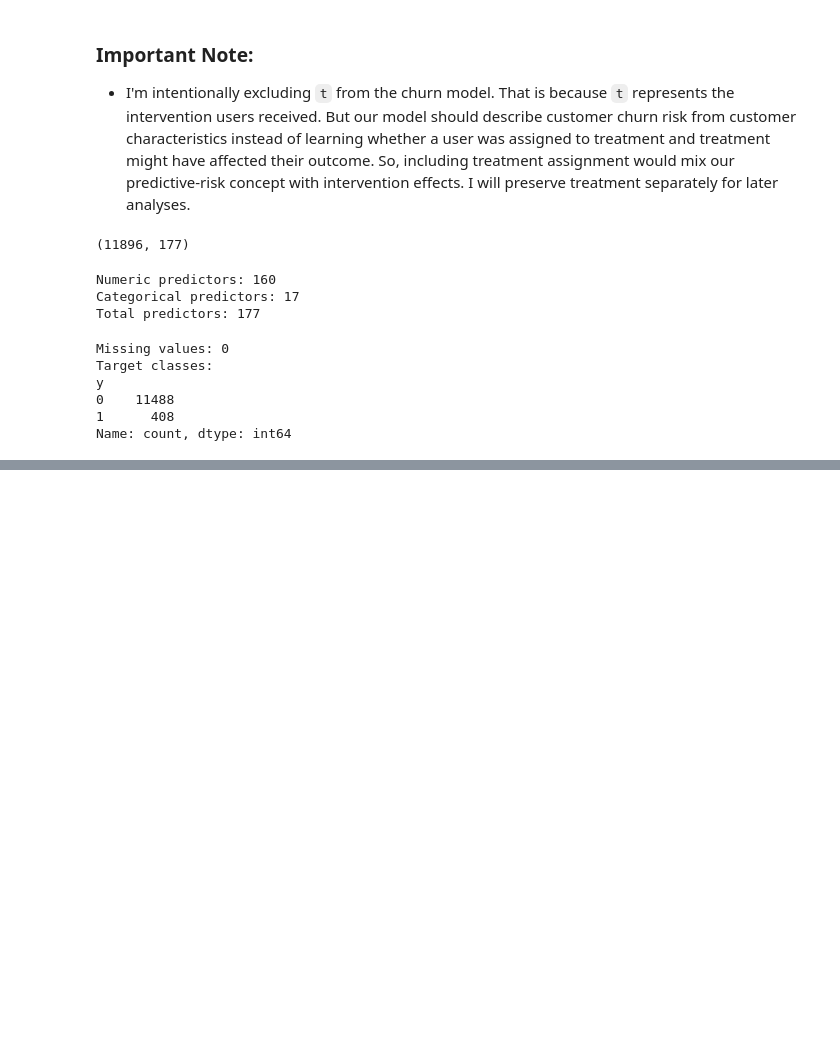
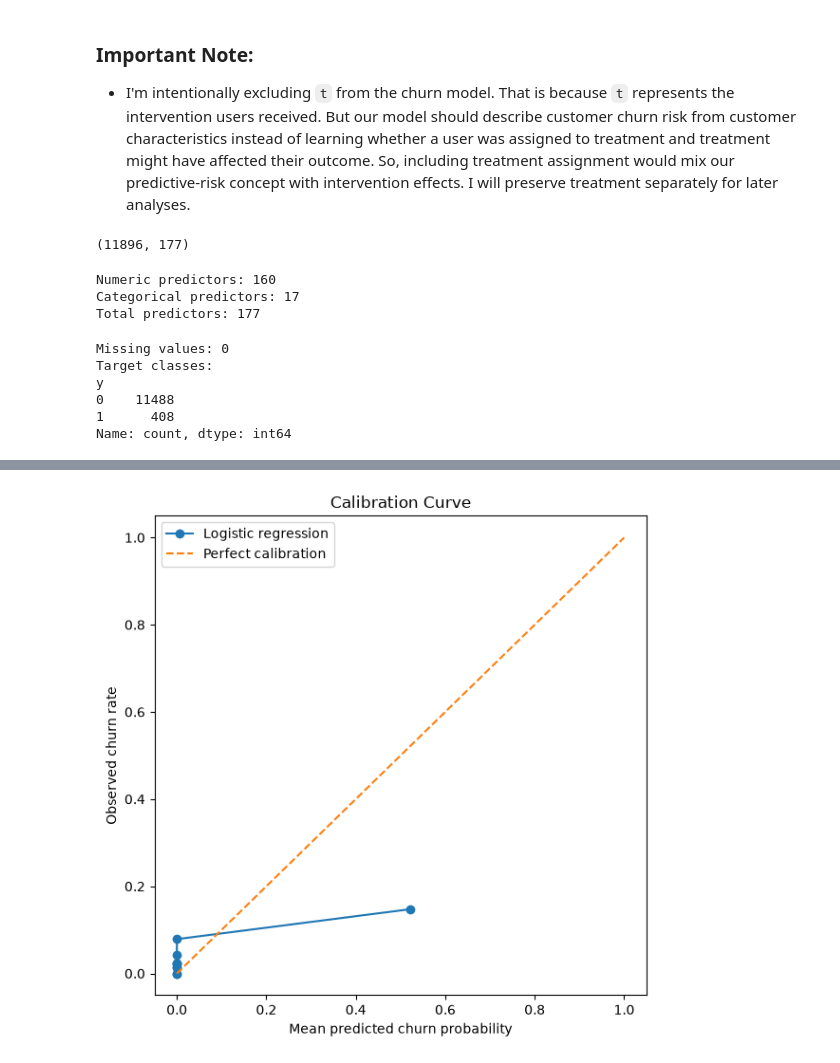
Before and after one commit to ACSanders/beyond-churn, a Jupyter notebook: notebooks/02_churn_prediction.ipynb, the cells around one changed output, grey strips where cells are left out. Cells and saved outputs as stored; diff of their text form; code cells hidden in the pictures; blank space fills up the shorter version.

```diff
--- a/notebooks/02_churn_prediction.ipynb
+++ b/notebooks/02_churn_prediction.ipynb
@@ -132,0 +421,11 @@ Name: count, dtype: int64
+# %%
+best_logistic_model = logistic_search.best_estimator_
+
+oof_probabilities = cross_val_predict(
+    best_logistic_model,
+    X_train,
+    y_train,
+    cv=cv,
+    method="predict_proba",
+    n_jobs=-1
+)[:, 1]
@@ -132,0 +538,33 @@ Name: count, dtype: int64
+# %%
+prob_true, prob_pred = calibration_curve(
+    y_train,
+    oof_probabilities,
+    n_bins=10,
+    strategy="quantile"
+)
+
+plt.figure(figsize=(6, 6))
+
+plt.plot(
+    prob_pred,
+    prob_true,
+    marker="o",
+    label="Logistic regression"
+)
+
+plt.plot(
+    [0, 1],
+    [0, 1],
+    linestyle="--",
+    label="Perfect calibration"
+)
+
+plt.xlabel("Mean predicted churn probability")
+plt.ylabel("Observed churn rate")
+plt.title("Calibration Curve")
+
+plt.legend()
+plt.tight_layout()
+plt.show()
+# %% [output]
+[figure, added]
```
Also changed, not shown: parts of 44 cells of this notebook.
